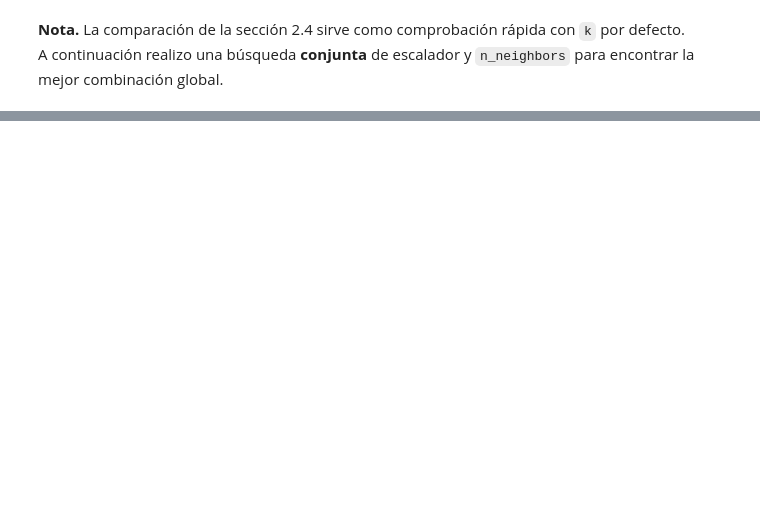
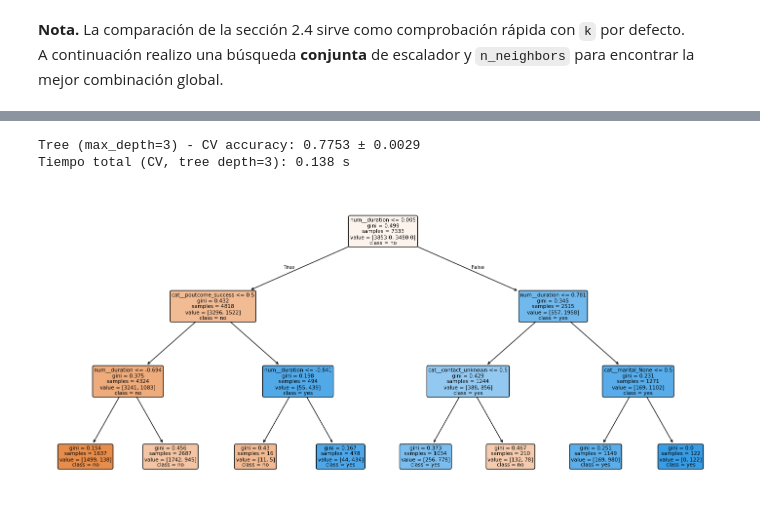
Before and after one commit to DiegoVa6/Grupo05_Practica1, a Jupyter notebook: exercise.ipynb, the cells around one changed output, grey strips where cells are left out. Saved outputs shown, nothing was run; the diff lists cells and outputs as text; code cells hidden in the pictures; blank space fills up the shorter version.

```diff
--- a/exercise.ipynb
+++ b/exercise.ipynb
@@ -570,0 +730,40 @@ grid_results.head(10)
+# %%
+tree_small_pipe = Pipeline(steps=[
+    ("preprocess", preprocess),
+    ("model", DecisionTreeClassifier(max_depth=3, random_state=SEED))
+])
+
+t0 = time.perf_counter()
+scores_small = cross_validate(
+    tree_small_pipe,
+    X_train, y_train,
+    cv=cv_inner,
+    scoring="accuracy",
+    n_jobs=-1
+)
+time_small = time.perf_counter() - t0
+
+print(f"Tree (max_depth=3) - CV accuracy: {scores_small['test_score'].mean():.4f} ± {scores_small['test_score'].std():.4f}")
+print(f"Tiempo total (CV, tree depth=3): {time_small:.3f} s")
+# %% [output]
+Tree (max_depth=3) - CV accuracy: 0.7753 ± 0.0029
+Tiempo total (CV, tree depth=3): 0.138 s
+# %%
+# Entrenamos una vez para poder visualizar
+tree_small_pipe.fit(X_train, y_train)
+
+# Sacar nombres de features tras el preprocesado
+feature_names = tree_small_pipe.named_steps["preprocess"].get_feature_names_out()
+
+plt.figure(figsize=(18, 8))
+plot_tree(
+    tree_small_pipe.named_steps["model"],
+    feature_names=feature_names,
+    class_names=["no", "yes"],
+    filled=True,
+    rounded=True,
+    max_depth=3
+)
+plt.show()
+# %% [output]
+[figure, added]
```
Also changed, not shown: parts of 29 cells of this notebook.
